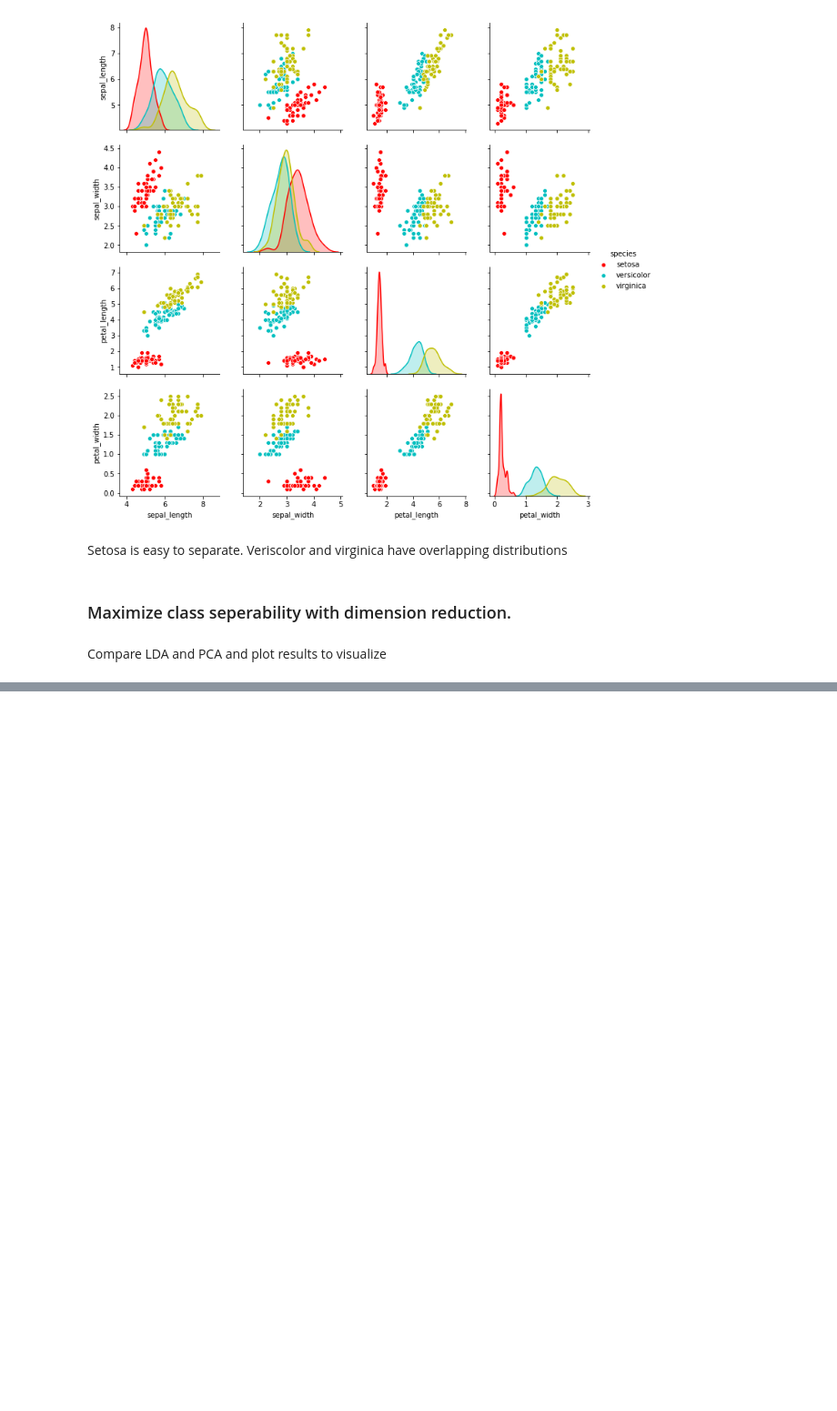
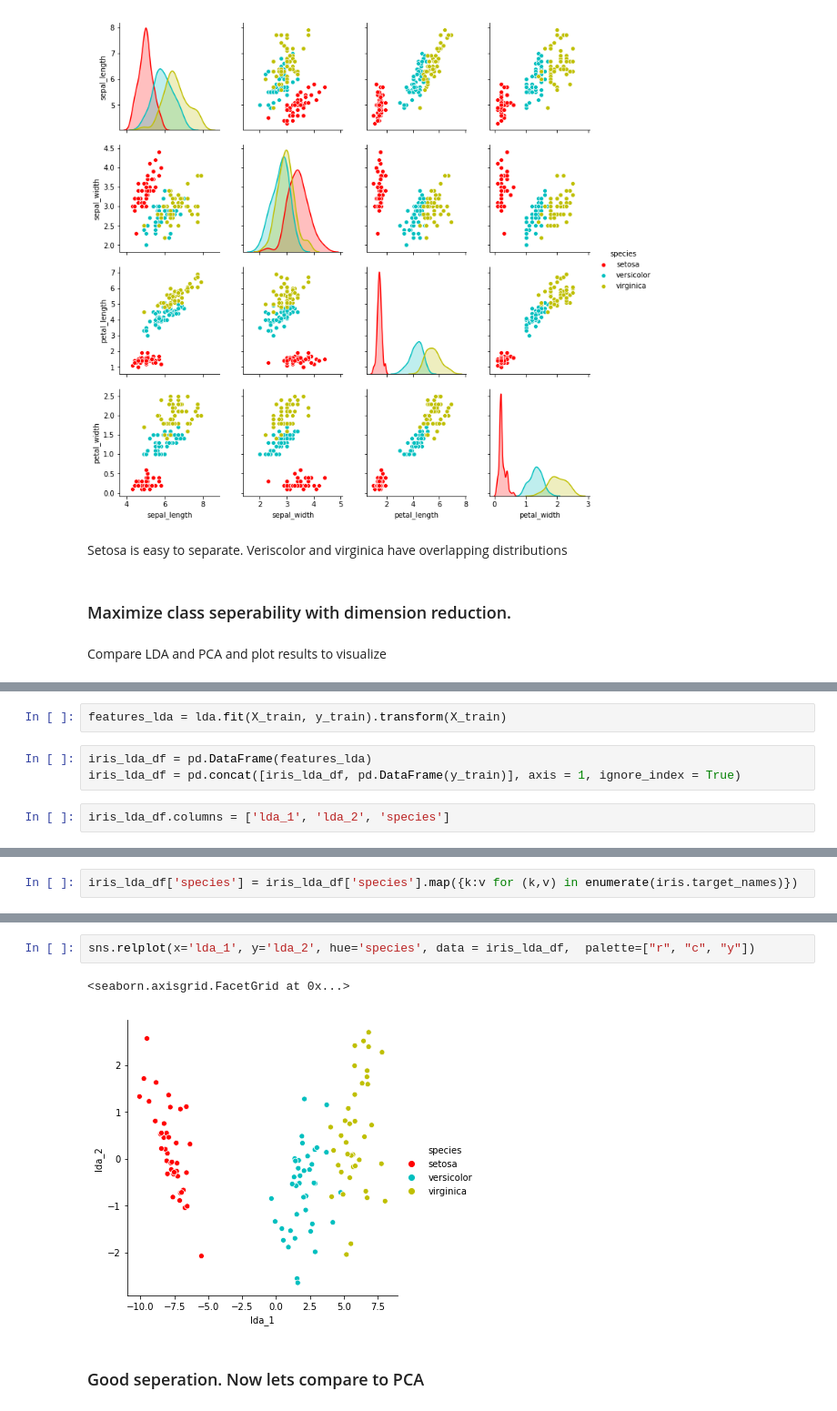
Before and after one commit to robahall/MLAlgoProjects, a Jupyter notebook: notebooks/2.0-rah-iris_classification.ipynb, the cells around one changed output, grey strips where cells are left out. Shown: that part at 91% size. Drawn from its saved outputs; the diff is of its cells as text; blank space fills up the shorter version.

Commit message:
Added LDA and compare to PCA.

```diff
--- a/notebooks/2.0-rah-iris_classification.ipynb
+++ b/notebooks/2.0-rah-iris_classification.ipynb
@@ -62,0 +90,7 @@ Compare LDA and PCA and plot results to visualize
+# %%
+features_lda = lda.fit(X_train, y_train).transform(X_train)
+# %%
+iris_lda_df = pd.DataFrame(features_lda)
+iris_lda_df = pd.concat([iris_lda_df, pd.DataFrame(y_train)], axis = 1, ignore_index = True)
+# %%
+iris_lda_df.columns = ['lda_1', 'lda_2', 'species']
@@ -62,0 +118,2 @@ Compare LDA and PCA and plot results to visualize
+# %%
+iris_lda_df['species'] = iris_lda_df['species'].map({k:v for (k,v) in enumerate(iris.target_names)})
@@ -62,0 +129,7 @@ Compare LDA and PCA and plot results to visualize
+# %%
+sns.relplot(x='lda_1', y='lda_2', hue='species', data = iris_lda_df,  palette=["r", "c", "y"])
+# %% [output]
+<seaborn.axisgrid.FacetGrid at 0x...>
+[figure, added]
+# %% [markdown]
+### Good seperation. Now lets compare to PCA
```
Also changed, not shown: parts of 10 cells of this notebook.
